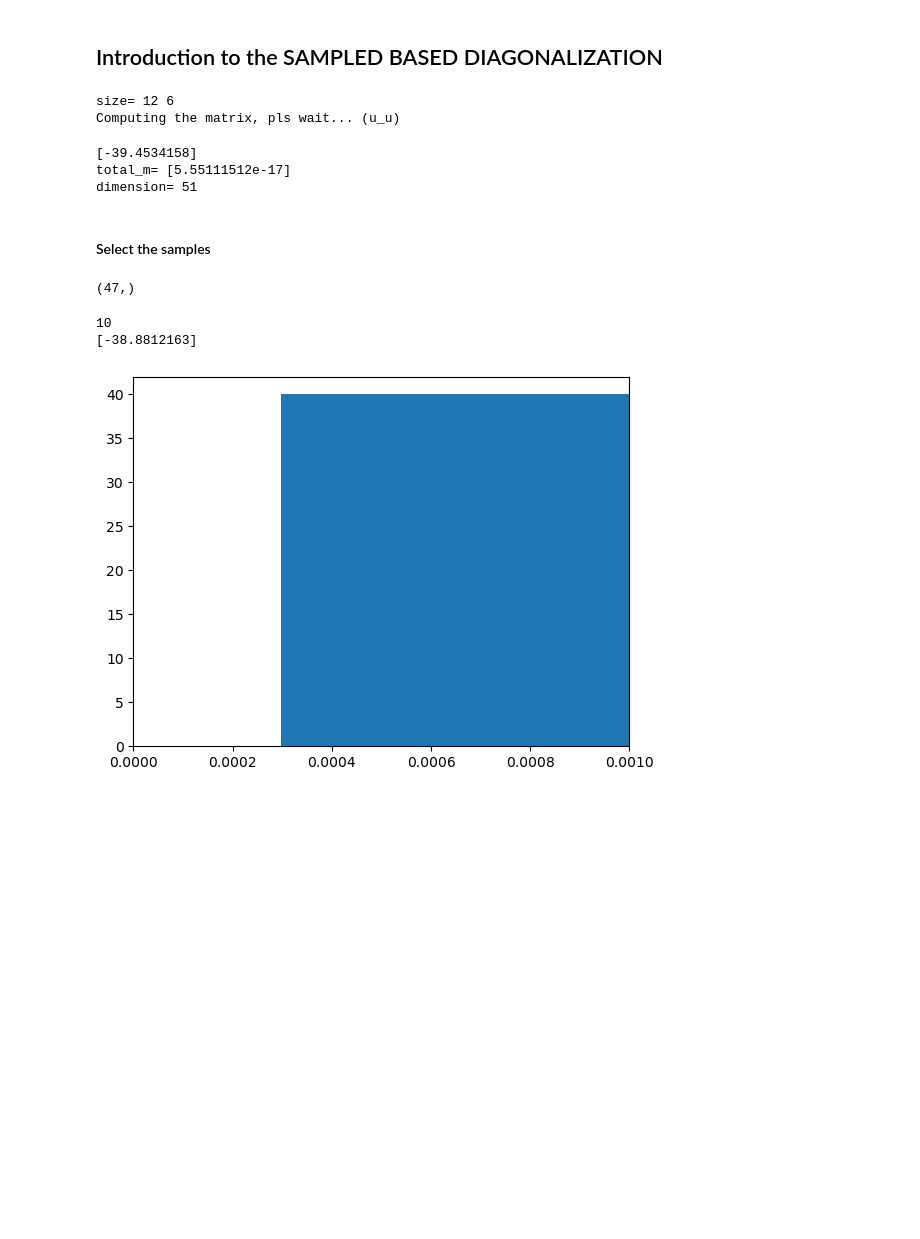
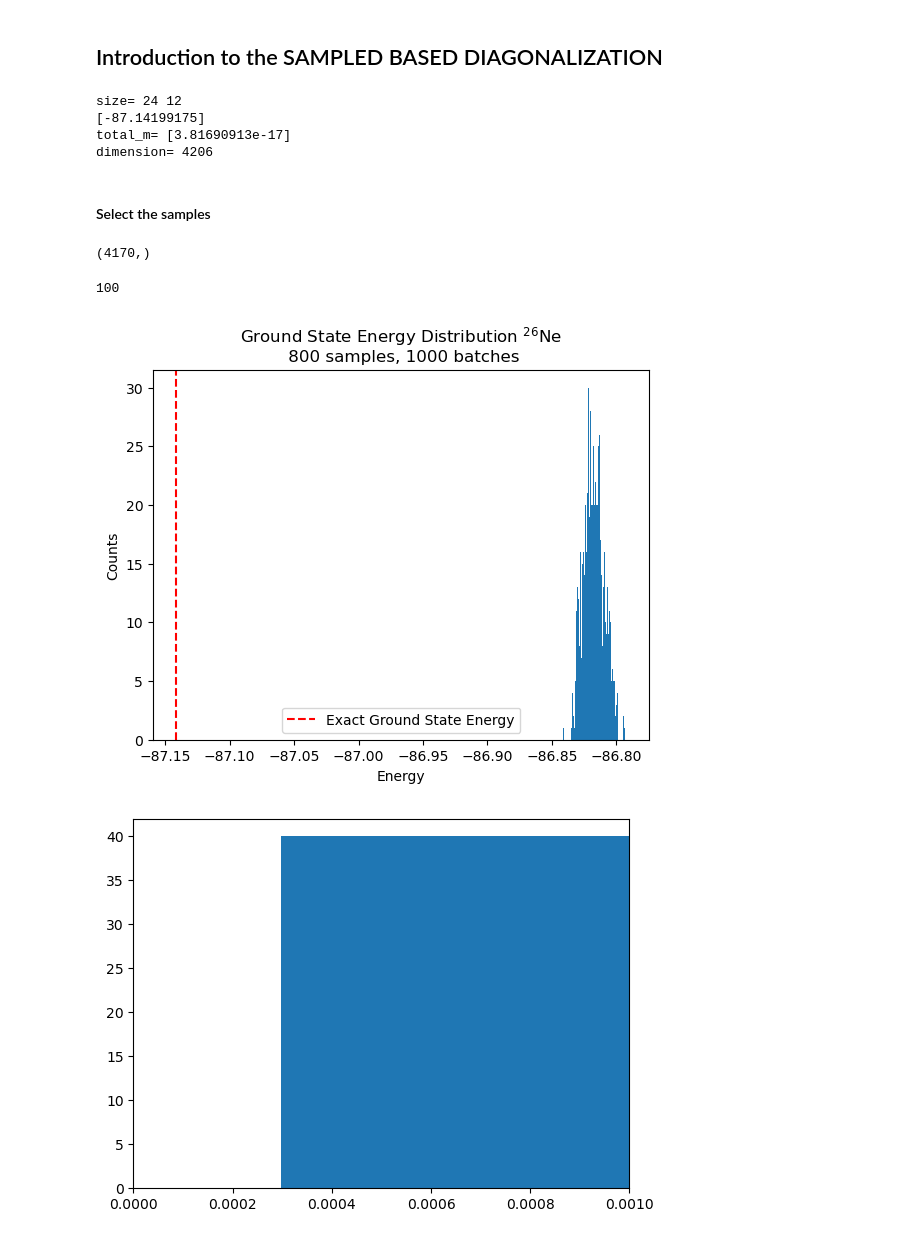
Before and after one commit to emacosta95/QuantumMachineLearningFermions, a Jupyter notebook: SampledBasedDiagonalization.ipynb, the cells around one changed output. Drawn from its saved outputs; the diff is of its cells as text; code cells hidden in the pictures; blank space fills up the shorter version.

```diff
--- a/SampledBasedDiagonalization.ipynb
+++ b/SampledBasedDiagonalization.ipynb
@@ -15,17 +15,17 @@ from tqdm import trange
 import matplotlib.pyplot as plt
 
 from scipy.sparse import lil_matrix
-file_name='data/cki'
+file_name='data/usdb.nat'
 
 SPS=SingleParticleState(file_name=file_name)
 # %%
-nparticles_a=4
+nparticles_a=8
 nparticles_b=2
 
 size_a=SPS.energies.shape[0]//2
 size_b=SPS.energies.shape[0]//2
 
-title=r'$^{26}$Mg'
+title=r'$^{26}$Ne'
 # %%
 
 # Compute the J^2 value
@@ -54,11 +54,10 @@ print('total_m=',SPS.compute_m_exp_value(psi=psi0,basis=NSMHamiltonian.basis))
 #print('j_value=',J2Class.j_value(psi0))
 print('dimension=',NSMHamiltonian.hamiltonian.shape[0])
 # %% [output]
-size= 12 6
-Computing the matrix, pls wait... (u_u)
+size= 24 12
+[-87.14199175]
+total_m= [3.81690913e-17]
+dimension= 4206
-[-39.4534158]
-total_m= [5.55111512e-17]
-dimension= 51
 # %% [markdown]
 #### Select the samples
 # %%
@@ -67,27 +66,41 @@ prob_nozero=prob[prob>10**-25].copy()/np.sum(prob[prob>10**-25].copy())
 nozero_index=np.arange(prob.shape[0])[prob>10**-25]
 print(prob_nozero.shape)
 # %% [output]
-(47,)
+(4170,)
 # %%
 
-n_instances=30
-bins=int(0.2*NSMHamiltonian.hamiltonian.shape[0])
+n_instances=800
+bins=100
 print(bins)
-selection=np.random.choice(np.arange(prob.shape[0]),size=n_instances,replace=False,p=prob)
+batch=1000
+psi_gs_batch=[]
+egs_batch=[]
+for batch_idx in trange(batch):
+    selection=np.random.choice(np.arange(prob.shape[0]),size=n_instances,replace=False,p=prob)
 
-effective_hamiltonian=lil_matrix((n_instances,n_instances))
+    effective_hamiltonian=  NSMHamiltonian.hamiltonian.tocsr()[selection,:][:,selection]
 
-for a,idx_a in enumerate(selection):
-    for b,idx_b in enumerate(selection):
-        effective_hamiltonian[a,b]=NSMHamiltonian.hamiltonian[idx_a,idx_b]
+    effective_egs,effective_psi0=eigsh(effective_hamiltonian,k=1,which='SA')
+    egs_batch.append(effective_egs[0])
+    psi_gs_batch.append(effective_psi0[:,0])
 
 
-effective_egs,effective_psi0=eigsh(effective_hamiltonian,k=1,which='SA')
 
-print(effective_egs)
+psi_gs_batch=np.array(psi_gs_batch)
+# Compute the overlap with the exact ground state
 # %% [output]
-10
-[-38.8812163]
+100
+# %%
+egs_batch=np.array(egs_batch)
+plt.hist(egs_batch,bins=bins)
+plt.title(f'Ground State Energy Distribution {title} \n {n_instances} samples, {batch} batches')
+plt.xlabel('Energy')
+plt.ylabel('Counts')
+plt.axvline(x=egs[0],color='r',linestyle='--',label='Exact Ground State Energy')
+plt.legend()
+plt.show()
+# %% [output]
+[figure, added]
 # %%
 
 plt.hist(prob_nozero,bins=bins)
```
Also changed, not shown: parts of 9 cells of this notebook, 34 other files.
